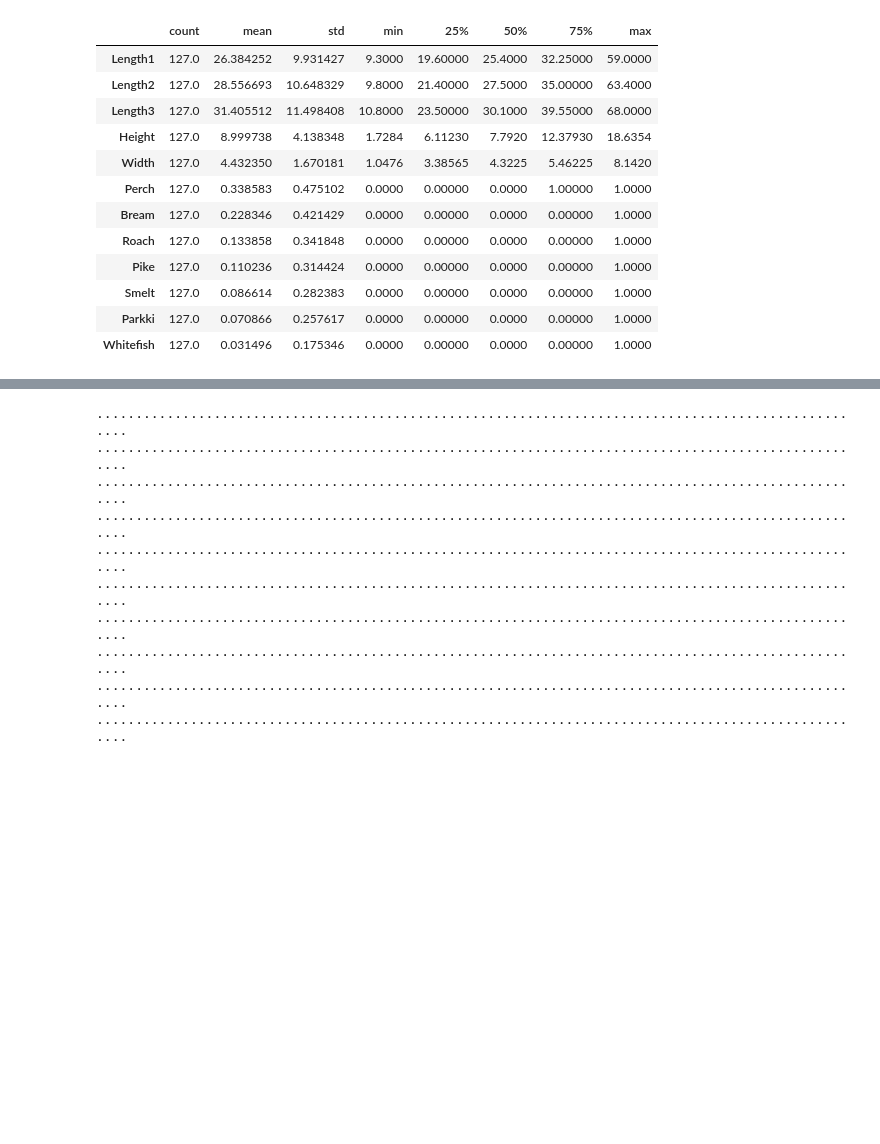
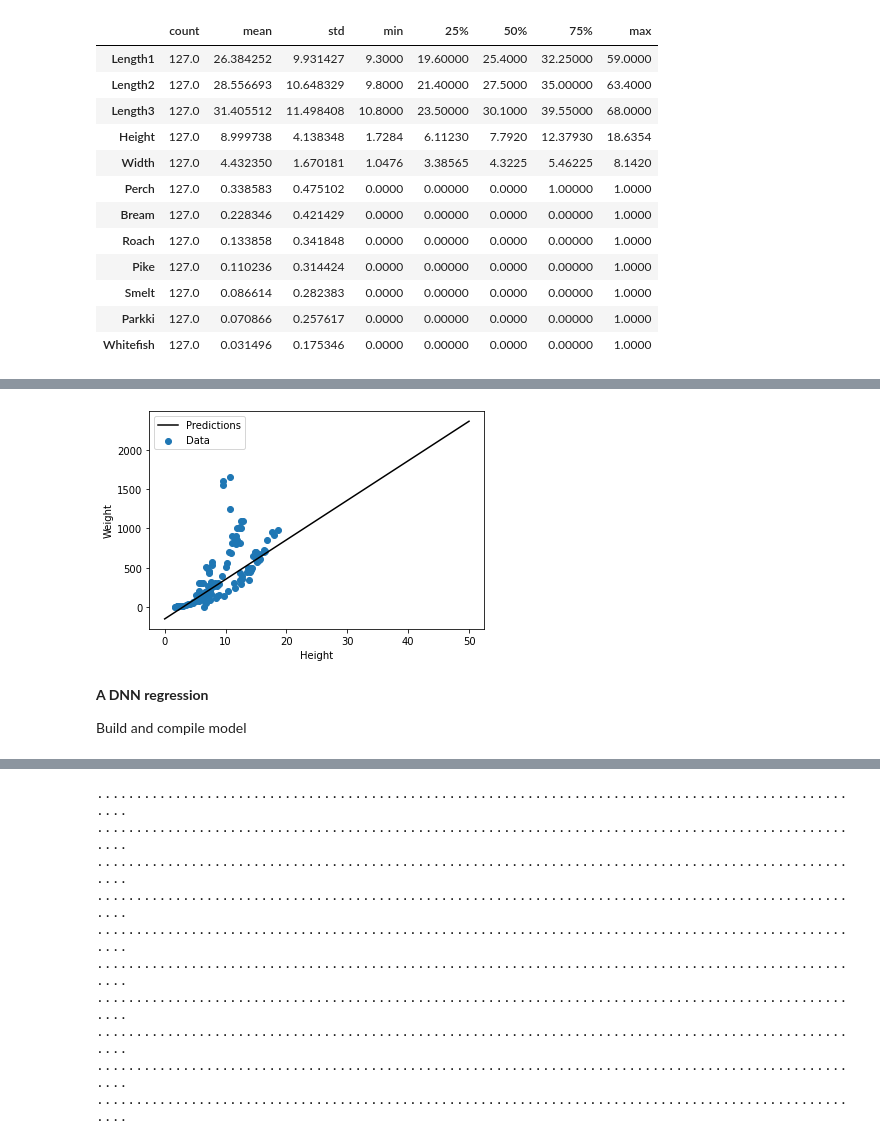
Before and after one commit to bhattronak1/ML-Tensorflow-project, a Jupyter notebook: Fish_Market_Linear_Regression.ipynb, the cells around one changed output, grey strips where cells are left out. Saved outputs shown, nothing was run; the diff lists cells and outputs as text; code cells hidden in the pictures; blank space fills up the shorter version.

```diff
--- a/Fish_Market_Linear_Regression.ipynb
+++ b/Fish_Market_Linear_Regression.ipynb
@@ -86,0 +198,3 @@ test_label= test_dataset.pop('Weight')
+# %%
+x=tf.linspace(0.0, 50, 100)
+y=Height_model.predict(x)
@@ -86,0 +203,16 @@ test_label= test_dataset.pop('Weight')
+# %%
+def plot_height(x, y):
+
+  plt.scatter(train_dataset['Height'], train_label, label='Data')
+  plt.plot(x, y, color='k', label='Predictions')
+  plt.xlabel('Height')
+  plt.ylabel('Weight')
+  plt.legend()
+# %%
+plot_height(x,y)
+# %% [output]
+[figure, added]
+# %% [markdown]
+**A DNN regression**
+
+Build and compile model
```
Also changed, not shown: parts of 44 cells of this notebook.
